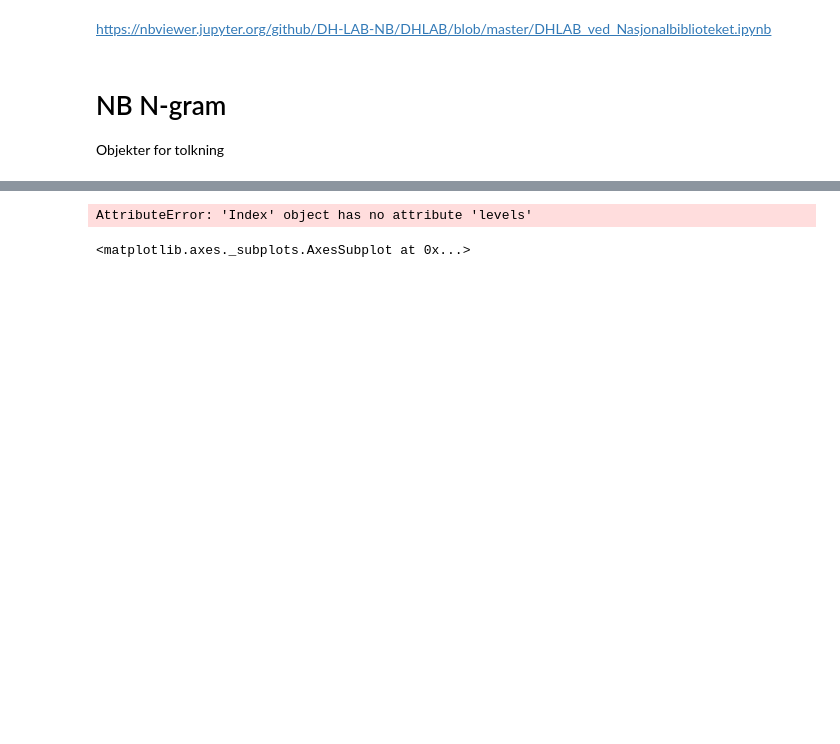
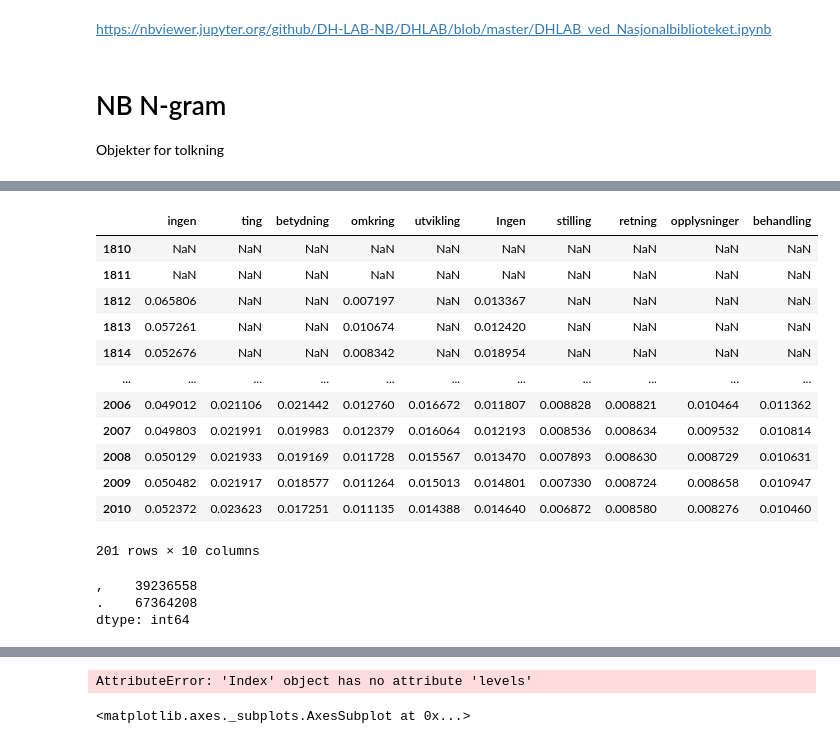
Before and after one commit to Yoonsen/Miscellaneous-Notebooks, a Jupyter notebook: DHlab_språkbanken/dhlab-Copy1.ipynb, the cells around one changed output, grey strips where cells are left out. Drawn from its saved outputs; the diff is of its cells as text; code cells hidden in the pictures; blank space fills up the shorter version.

```diff
--- a/DHlab_språkbanken/dhlab-Copy1.ipynb
+++ b/DHlab_språkbanken/dhlab-Copy1.ipynb
@@ -67,0 +57,4 @@ d2.ngram_book(word = ['LGBT', "LGBTQ"], period = (1950, 2018)).plot(figsize = (1
+# %%
+%%time
+nb.nb_ngram('*ing*')
+# %% [output]
@@ -67,0 +62,19 @@ d2.ngram_book(word = ['LGBT', "LGBTQ"], period = (1950, 2018)).plot(figsize = (1
+|  | ingen | ting | betydning | omkring | utvikling | Ingen | stilling | retning | opplysninger | behandling |
+| 1810 | NaN | NaN | NaN | NaN | NaN | NaN | NaN | NaN | NaN | NaN |
+| 1811 | NaN | NaN | NaN | NaN | NaN | NaN | NaN | NaN | NaN | NaN |
+| 1812 | 0.065806 | NaN | NaN | 0.007197 | NaN | 0.013367 | NaN | NaN | NaN | NaN |
+| 1813 | 0.057261 | NaN | NaN | 0.010674 | NaN | 0.012420 | NaN | NaN | NaN | NaN |
+| 1814 | 0.052676 | NaN | NaN | 0.008342 | NaN | 0.018954 | NaN | NaN | NaN | NaN |
+| ... | ... | ... | ... | ... | ... | ... | ... | ... | ... | ... |
+| 2006 | 0.049012 | 0.021106 | 0.021442 | 0.012760 | 0.016672 | 0.011807 | 0.008828 | 0.008821 | 0.010464 | 0.011362 |
+| 2007 | 0.049803 | 0.021991 | 0.019983 | 0.012379 | 0.016064 | 0.012193 | 0.008536 | 0.008634 | 0.009532 | 0.010814 |
+| 2008 | 0.050129 | 0.021933 | 0.019169 | 0.011728 | 0.015567 | 0.013470 | 0.007893 | 0.008630 | 0.008729 | 0.010631 |
+| 2009 | 0.050482 | 0.021917 | 0.018577 | 0.011264 | 0.015013 | 0.014801 | 0.007330 | 0.008724 | 0.008658 | 0.010947 |
+| 2010 | 0.052372 | 0.023623 | 0.017251 | 0.011135 | 0.014388 | 0.014640 | 0.006872 | 0.008580 | 0.008276 | 0.010460 |
+201 rows × 10 columns
+# %%
+d2.ngram_news(word = ['.', ','], period = (19500101, 19520101)).sum()
+# %% [output]
+,    39236558
+.    67364208
+dtype: int64
```
Also changed, not shown: parts of 19 cells of this notebook, 1 other file.
